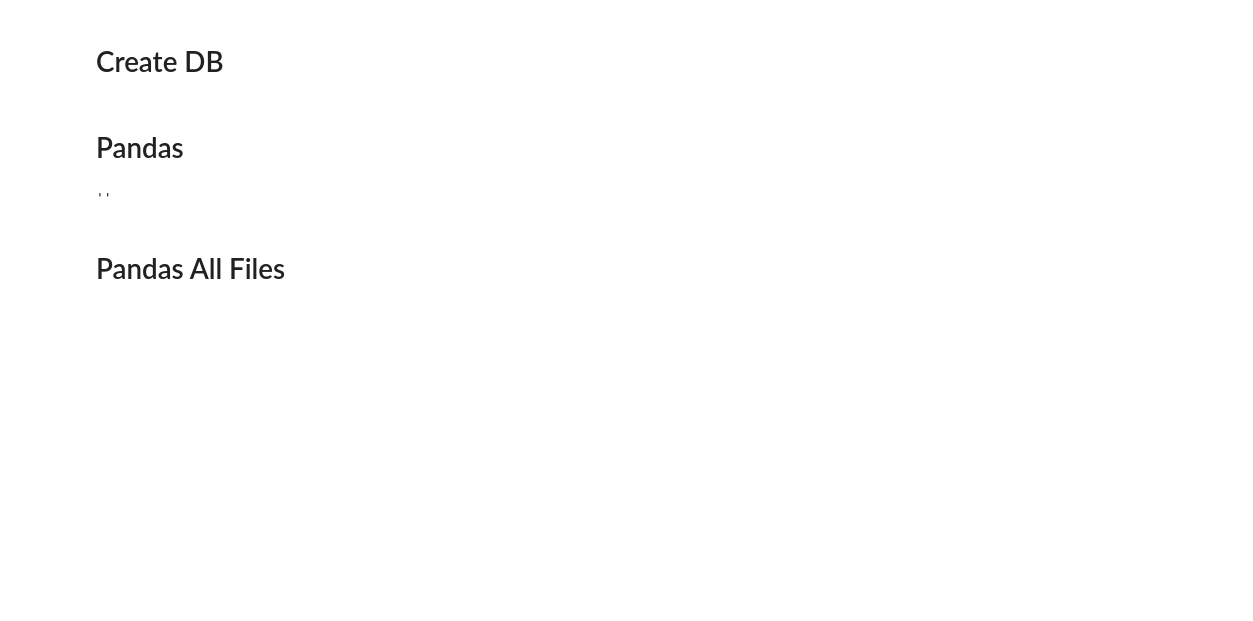
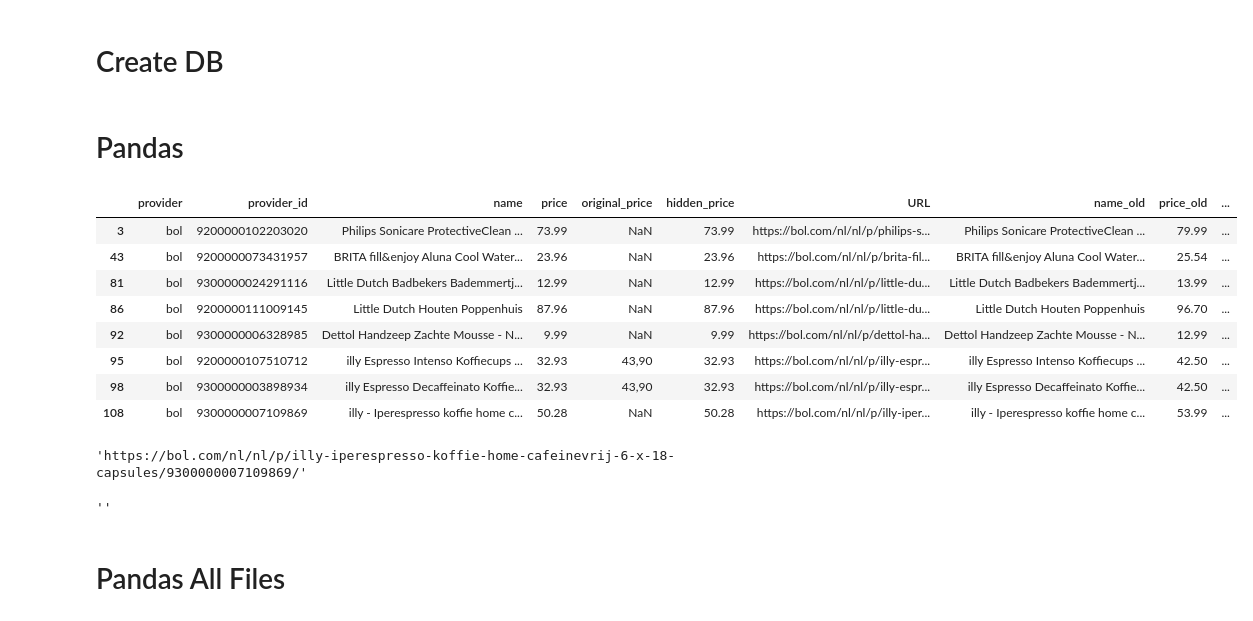
Before and after one commit to bing9/raspberrypi_projects, a Jupyter notebook: price_tracker/notebooks/bol_experiments.ipynb, the cells around one changed output. Saved outputs shown, nothing was run; the diff lists cells and outputs as text; code cells hidden in the pictures; blank space fills up the shorter version.

```diff
--- a/price_tracker/notebooks/bol_experiments.ipynb
+++ b/price_tracker/notebooks/bol_experiments.ipynb
@@ -112,24 +159,29 @@ conn.close()
 # %%
-import pandas as pd
+for df in [df_max, df_second_max]:
+    df['provider_id'] = df['provider_id'].astype('str')
 
-data_dir = project_dir/'data'/'external'
-max_file = data_dir /'new_price.tsv'
-second_max_file = data_dir / 'old_price.tsv'
-
-df_max = pd.read_csv(max_file, sep = '\t')
-df_second_max = pd.read_csv(second_max_file, sep = '\t')
-
-df = pd.merge(df_second_max, df_max, left_on = ['provider_id'], right_on = ['provider_id'],
+df = pd.merge(df_second_max, df_max, on = ['provider', 'provider_id'],
         suffixes = (None, '_old'))
 
-df['discount'] = 1 - df['price'] / df['price_old'].str.strip('-').astype(float)
+df['discount'] = 1 - df['price'] / df['price_old']
 
 df_notify = df[df['discount'] >=0.05]
-
-cols = ['provider', 'name', 'price', 'price_old', 'URL']
-
-if len(df_notify)>0:
-    records = df_notify[cols].to_records(index = False)
+# %%
+df_notify
+# %% [output]
+|  | provider | provider_id | name | price | original_price | hidden_price | URL | name_old | price_old | ... |
+| 3 | bol | 9200000102203020 | Philips Sonicare ProtectiveClean ... | 73.99 | NaN | 73.99 | https://bol.com/nl/nl/p/philips-s... | Philips Sonicare ProtectiveClean ... | 79.99 | ... |
+| 43 | bol | 9200000073431957 | BRITA fill&enjoy Aluna Cool Water... | 23.96 | NaN | 23.96 | https://bol.com/nl/nl/p/brita-fil... | BRITA fill&enjoy Aluna Cool Water... | 25.54 | ... |
+| 81 | bol | 9300000024291116 | Little Dutch Badbekers Bademmertj... | 12.99 | NaN | 12.99 | https://bol.com/nl/nl/p/little-du... | Little Dutch Badbekers Bademmertj... | 13.99 | ... |
+| 86 | bol | 9200000111009145 | Little Dutch Houten Poppenhuis | 87.96 | NaN | 87.96 | https://bol.com/nl/nl/p/little-du... | Little Dutch Houten Poppenhuis | 96.70 | ... |
+| 92 | bol | 9300000006328985 | Dettol Handzeep Zachte Mousse - N... | 9.99 | NaN | 9.99 | https://bol.com/nl/nl/p/dettol-ha... | Dettol Handzeep Zachte Mousse - N... | 12.99 | ... |
+| 95 | bol | 9200000107510712 | illy Espresso Intenso Koffiecups ... | 32.93 | 43,90 | 32.93 | https://bol.com/nl/nl/p/illy-espr... | illy Espresso Intenso Koffiecups ... | 42.50 | ... |
+| 98 | bol | 9300000003898934 | illy Espresso Decaffeinato Koffie... | 32.93 | 43,90 | 32.93 | https://bol.com/nl/nl/p/illy-espr... | illy Espresso Decaffeinato Koffie... | 42.50 | ... |
+| 108 | bol | 9300000007109869 | illy - Iperespresso koffie home c... | 50.28 | NaN | 50.28 | https://bol.com/nl/nl/p/illy-iper... | illy - Iperespresso koffie home c... | 53.99 | ... |
+# %%
+df_notify['URL'].values[-1]
+# %% [output]
+'https://bol.com/nl/nl/p/illy-iperespresso-koffie-home-cafeinevrij-6-x-18-capsules/9300000007109869/'
 # %%
 record = records[0]
 # %%
```
Also changed, not shown: parts of 24 cells of this notebook, 7 other files.
